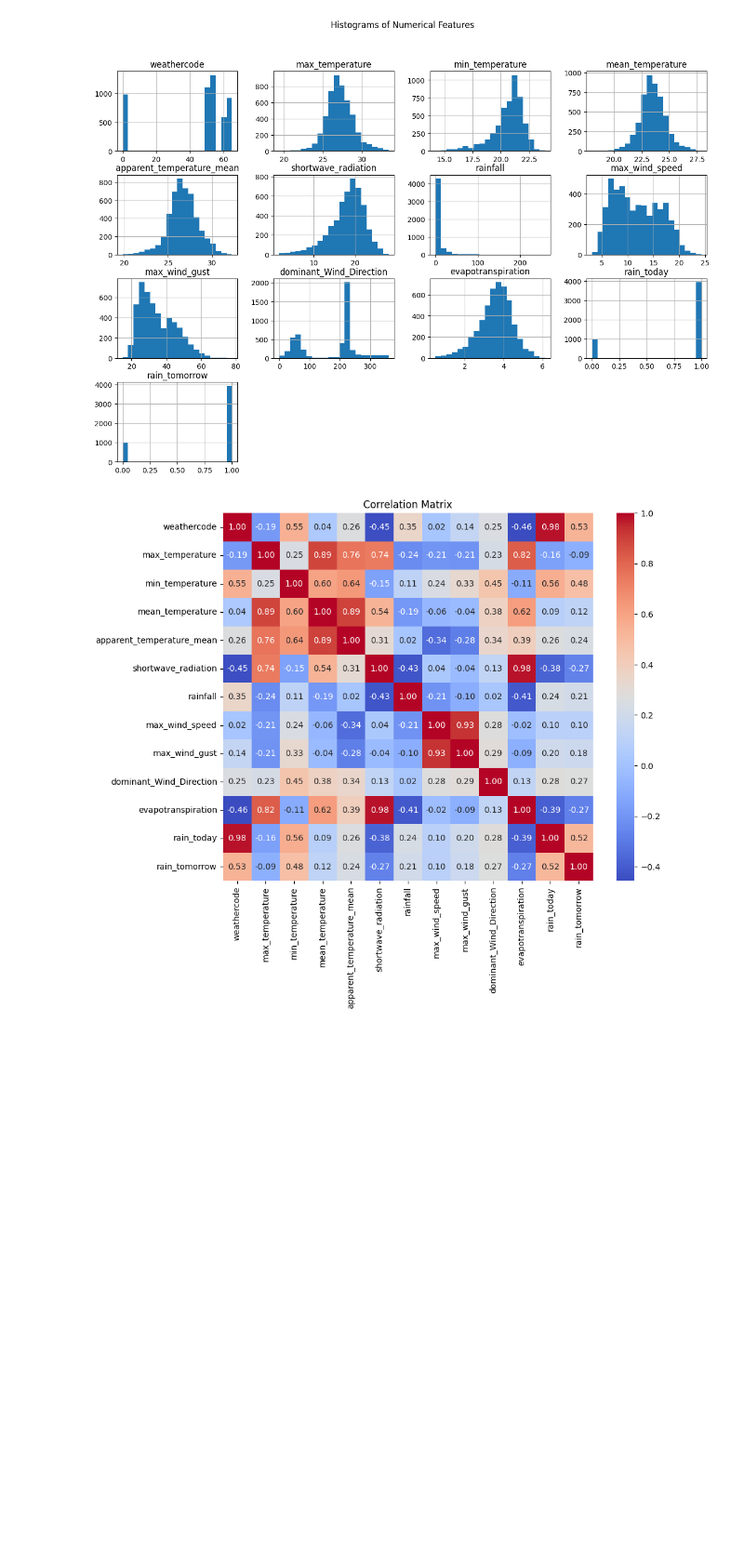
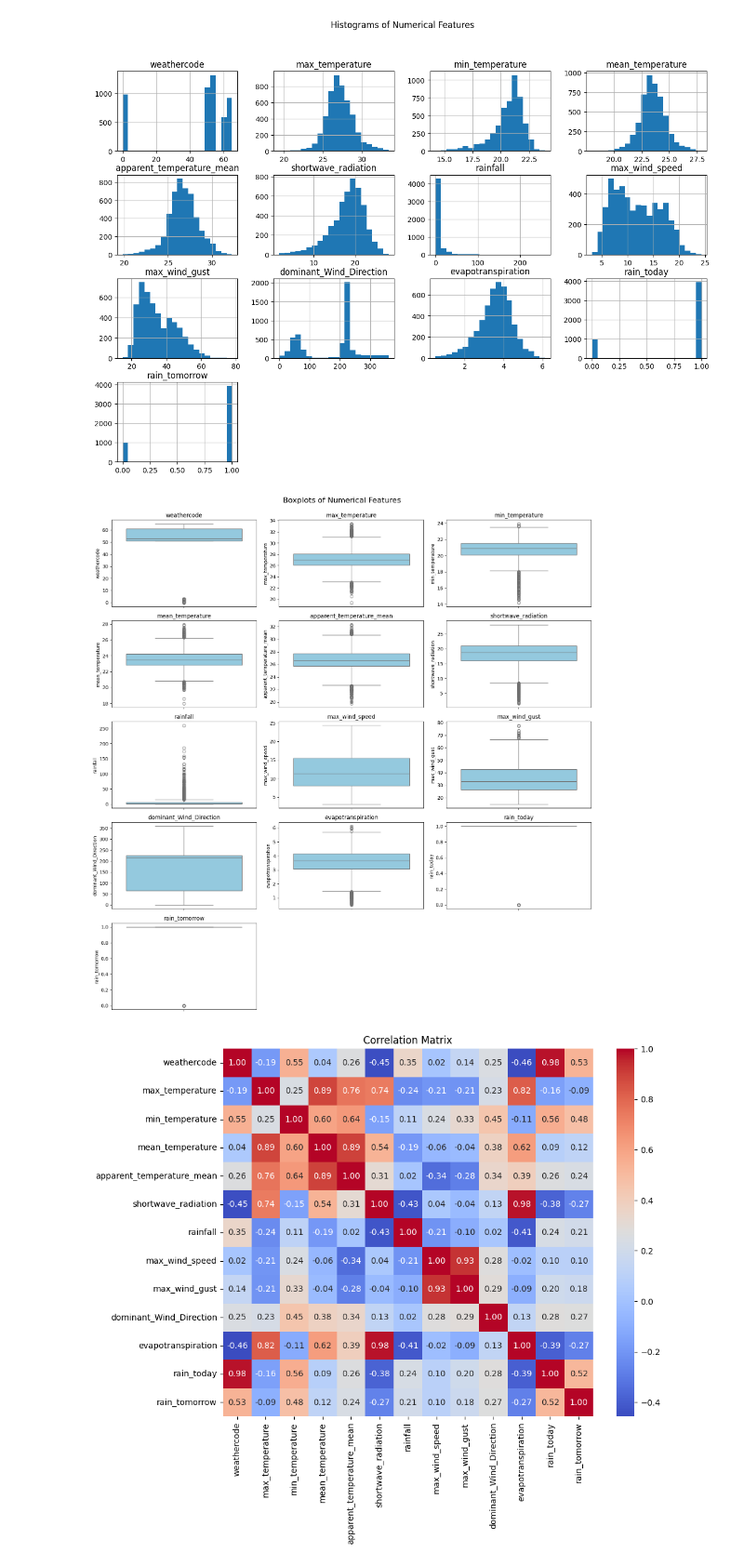
Before and after one commit to Vidusahan/sri-lanka-weather-analysis, a Jupyter notebook: notebooks/data_cleaning_&_eda.ipynb, the cells around one changed output. Shown at 93% size. Saved outputs shown, nothing was run; the diff lists cells and outputs as text; code cells hidden in the pictures; blank space fills up the shorter version.

```diff
--- a/notebooks/data_cleaning_&_eda.ipynb
+++ b/notebooks/data_cleaning_&_eda.ipynb
@@ -407,6 +407,19 @@ plt.suptitle("Histograms of Numerical Features")
 plt.show()
 # %% [output]
 [figure]
+# %%
+# Boxplots for each numerical column
+plt.figure(figsize=(15, 15))
+for i, col in enumerate(numerical_cols, 1):
+    plt.subplot((len(numerical_cols) // 3) + 1, 3, i)  # arrange in grid
+    sns.boxplot(y=weather_kandy[col], color="skyblue")
+    plt.title(col)
+    plt.tight_layout()
+
+plt.suptitle("Boxplots of Numerical Features", y=1.02, fontsize=16)
+plt.show()
+# %% [output]
+[figure, added]
 # %%
 corr_matrix = weather_kandy[numerical_cols].corr()
 plt.figure(figsize=(10, 8))
```
Also changed, not shown: parts of 2 cells of this notebook.
